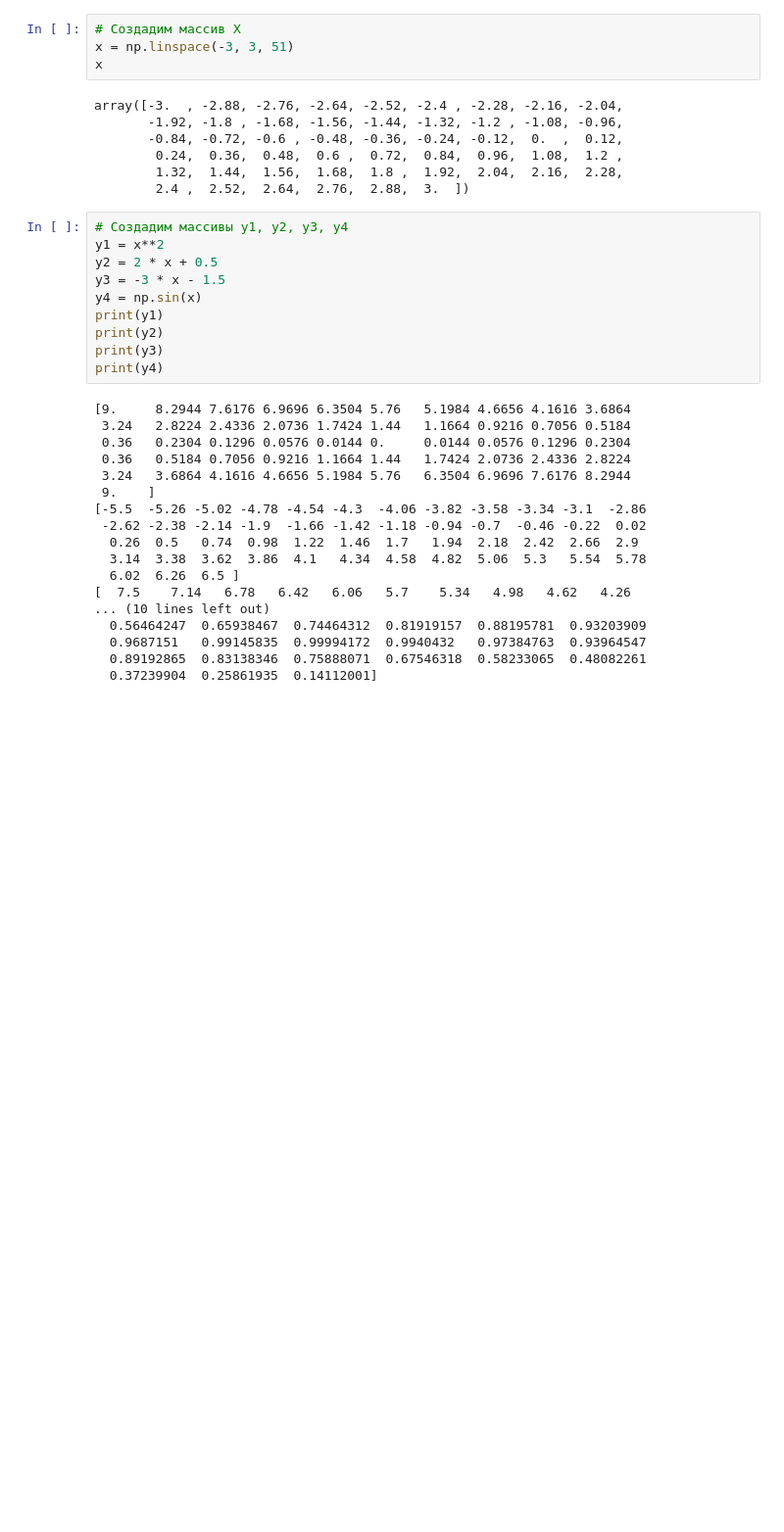
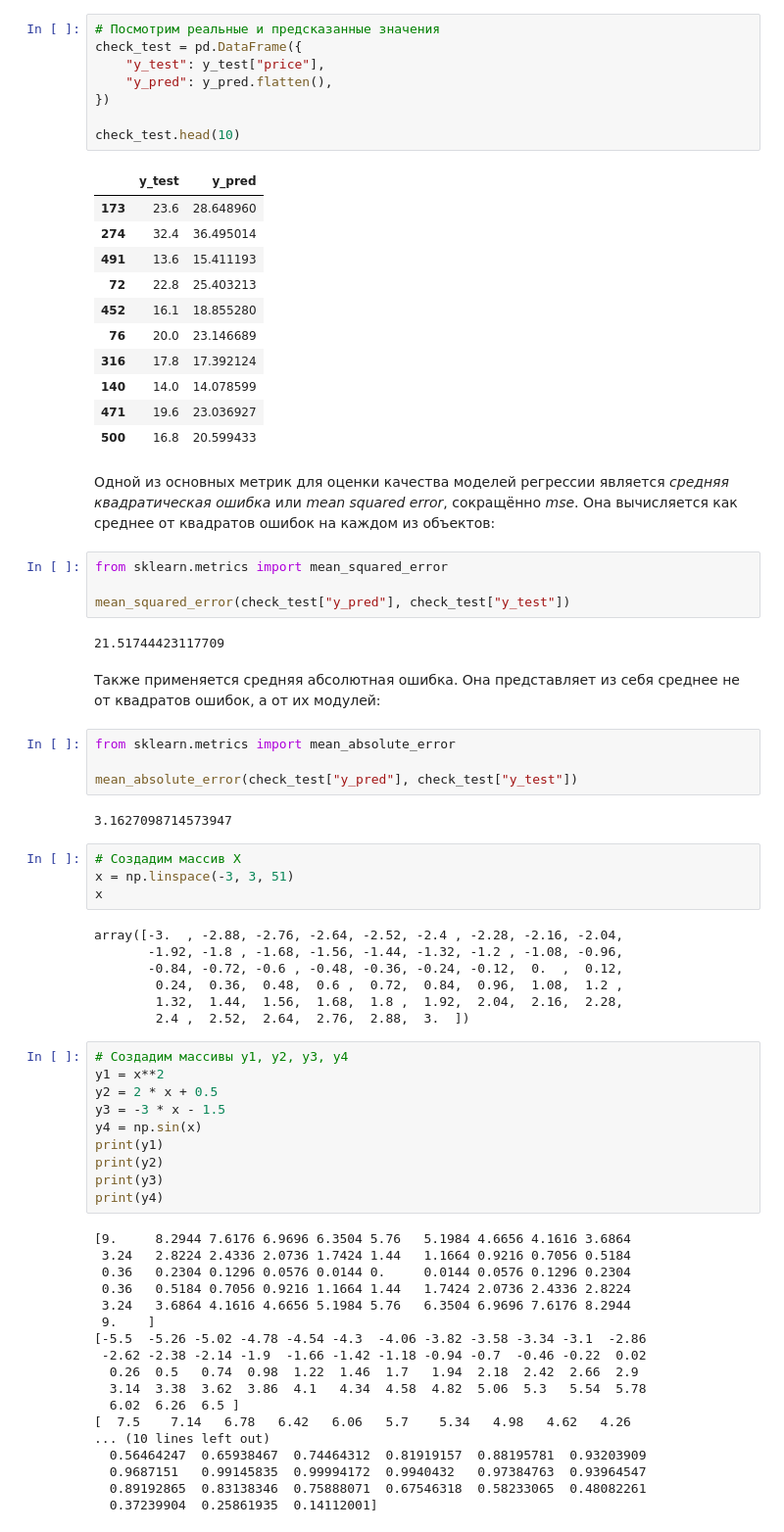
Before and after one commit to uc20100/Python-for-Data-Science, a Jupyter notebook: homework.ipynb, the cells around one changed output. Shown: that part at 98% size. Drawn from its saved outputs; the diff is of its cells as text; blank space fills up the shorter version.

```diff
--- a/homework.ipynb
+++ b/homework.ipynb
@@ -105,3 +128,39 @@ plt.show()
+# %%
+# Посмотрим реальные и предсказанные значения
+check_test = pd.DataFrame({
+    "y_test": y_test["price"],
+    "y_pred": y_pred.flatten(),
+})
+
+check_test.head(10)
+# %% [output]
+|  | y_test | y_pred |
+| 173 | 23.6 | 28.648960 |
+| 274 | 32.4 | 36.495014 |
+| 491 | 13.6 | 15.411193 |
+| 72 | 22.8 | 25.403213 |
+| 452 | 16.1 | 18.855280 |
+| 76 | 20.0 | 23.146689 |
+| 316 | 17.8 | 17.392124 |
+| 140 | 14.0 | 14.078599 |
+| 471 | 19.6 | 23.036927 |
+| 500 | 16.8 | 20.599433 |
+# %% [markdown]
+Одной из основных метрик для оценки качества моделей регрессии является _средняя квадратическая ошибка_ или _mean squared error_, сокращённо _mse_. Она вычисляется как среднее от квадратов ошибок на каждом из объектов:
+# %%
+from sklearn.metrics import mean_squared_error
+
+mean_squared_error(check_test["y_pred"], check_test["y_test"])
+# %% [output]
+21.51744423117709
+# %% [markdown]
+Также применяется средняя абсолютная ошибка. Она представляет из себя среднее не от квадратов ошибок, а от их модулей:
+# %%
+from sklearn.metrics import mean_absolute_error
+
+mean_absolute_error(check_test["y_pred"], check_test["y_test"])
+# %% [output]
+3.1627098714573947
 # %%
 # Создадим массив Х
 x = np.linspace(-3, 3, 51)
```
Also changed, not shown: parts of 80 cells of this notebook.
